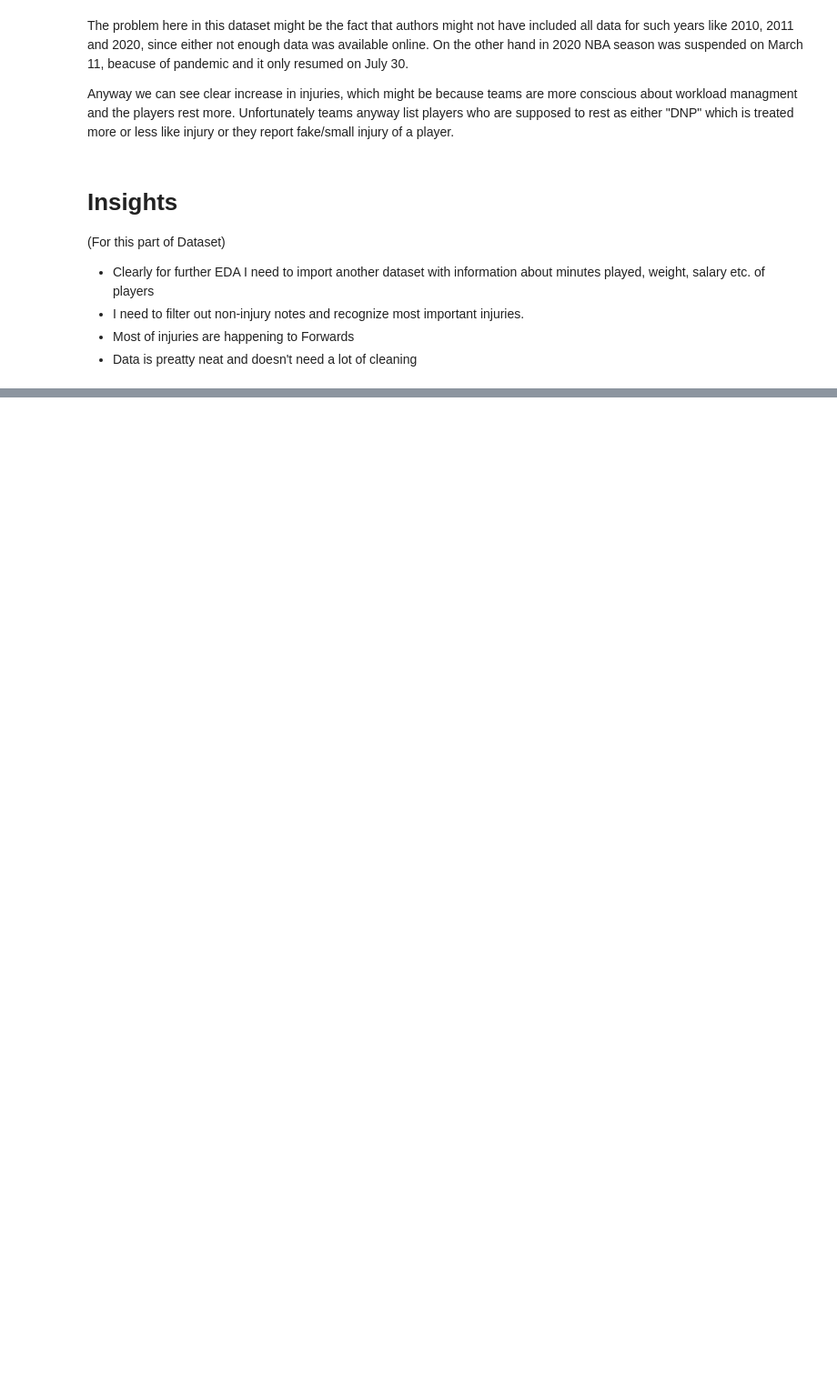
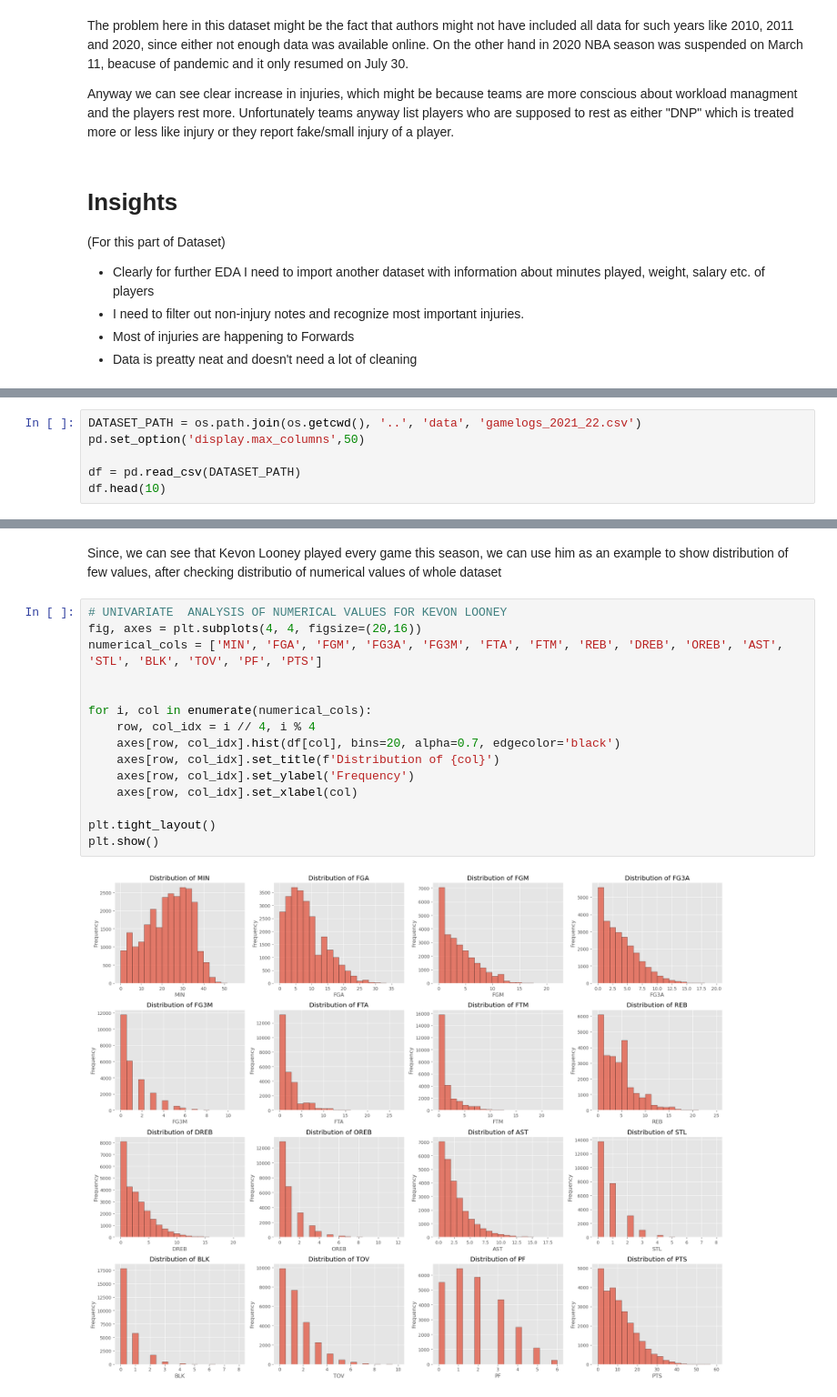
Before and after one commit to IgorCzarnoglowski/NBA-Injury-Risk-and-Detection-Project, a Jupyter notebook: notebooks/EDA.ipynb, the cells around one changed output, grey strips where cells are left out. Shown at 91% size. Drawn from its saved outputs; the diff is of its cells as text; blank space fills up the shorter version.

```diff
--- a/notebooks/EDA.ipynb
+++ b/notebooks/EDA.ipynb
@@ -168,0 +173,6 @@ Anyway we can see clear increase in injuries, which might be because teams are m
+# %%
+DATASET_PATH = os.path.join(os.getcwd(), '..', 'data', 'gamelogs_2021_22.csv')
+pd.set_option('display.max_columns',50)
+
+df = pd.read_csv(DATASET_PATH)
+df.head(10)
@@ -168,0 +235,19 @@ Anyway we can see clear increase in injuries, which might be because teams are m
+# %% [markdown]
+Since, we can see that Kevon Looney played every game this season, we can use him as an example to show distribution of few values, after checking distributio of numerical values of whole dataset
+# %%
+# UNIVARIATE  ANALYSIS OF NUMERICAL VALUES FOR KEVON LOONEY
+fig, axes = plt.subplots(4, 4, figsize=(20,16))
+numerical_cols = ['MIN', 'FGA', 'FGM', 'FG3A', 'FG3M', 'FTA', 'FTM', 'REB', 'DREB', 'OREB', 'AST', 'STL', 'BLK', 'TOV', 'PF', 'PTS']
+
+
+for i, col in enumerate(numerical_cols):
+    row, col_idx = i // 4, i % 4
+    axes[row, col_idx].hist(df[col], bins=20, alpha=0.7, edgecolor='black')
+    axes[row, col_idx].set_title(f'Distribution of {col}')
+    axes[row, col_idx].set_ylabel('Frequency')
+    axes[row, col_idx].set_xlabel(col)
+
+plt.tight_layout()
+plt.show()
+# %% [output]
+[figure, added]
```
Also changed, not shown: parts of 11 cells of this notebook.
